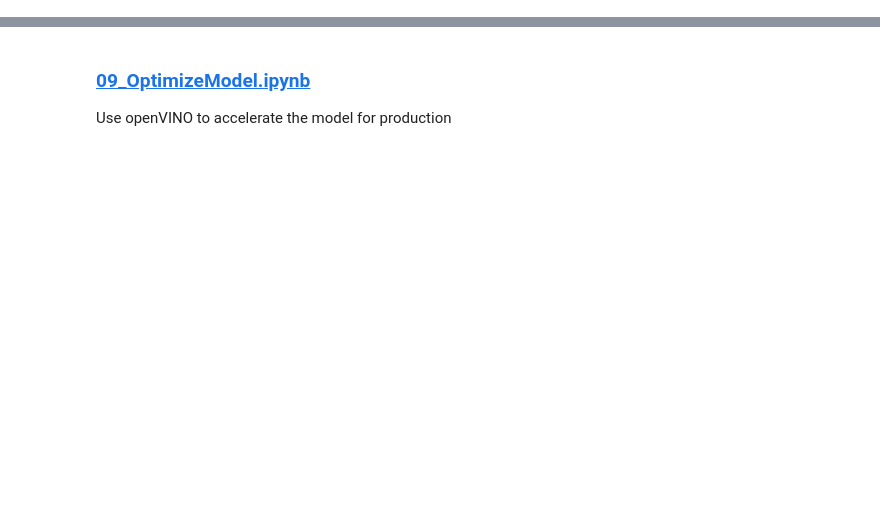
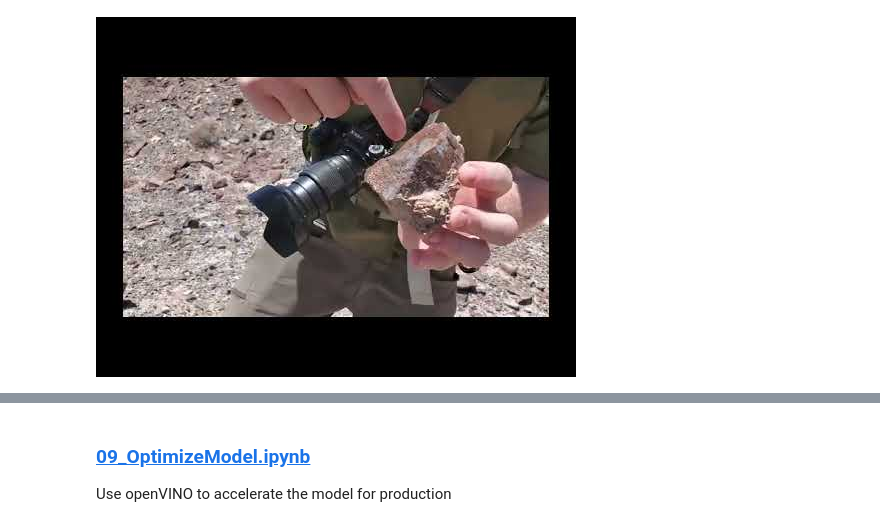
Before and after one commit to IntelSoftware/Jurassic, a Jupyter notebook: 00_Syllabus_Overview.ipynb, the cells around one changed output, grey strips where cells are left out. Cells and saved outputs as stored; diff of their text form; code cells hidden in the pictures; blank space fills up the shorter version.

```diff
--- a/00_Syllabus_Overview.ipynb
+++ b/00_Syllabus_Overview.ipynb
@@ -14 +36,5 @@ Explain how an AI model can use aerial images to predict bone locations
+# %%
+YouTubeVideo('KoMjKOsaCEE', width=600, height=500)
+# %% [output]
+[figure, added]
 # %% [markdown]
```
Also changed, not shown: parts of 5 cells of this notebook, 42 other files.
